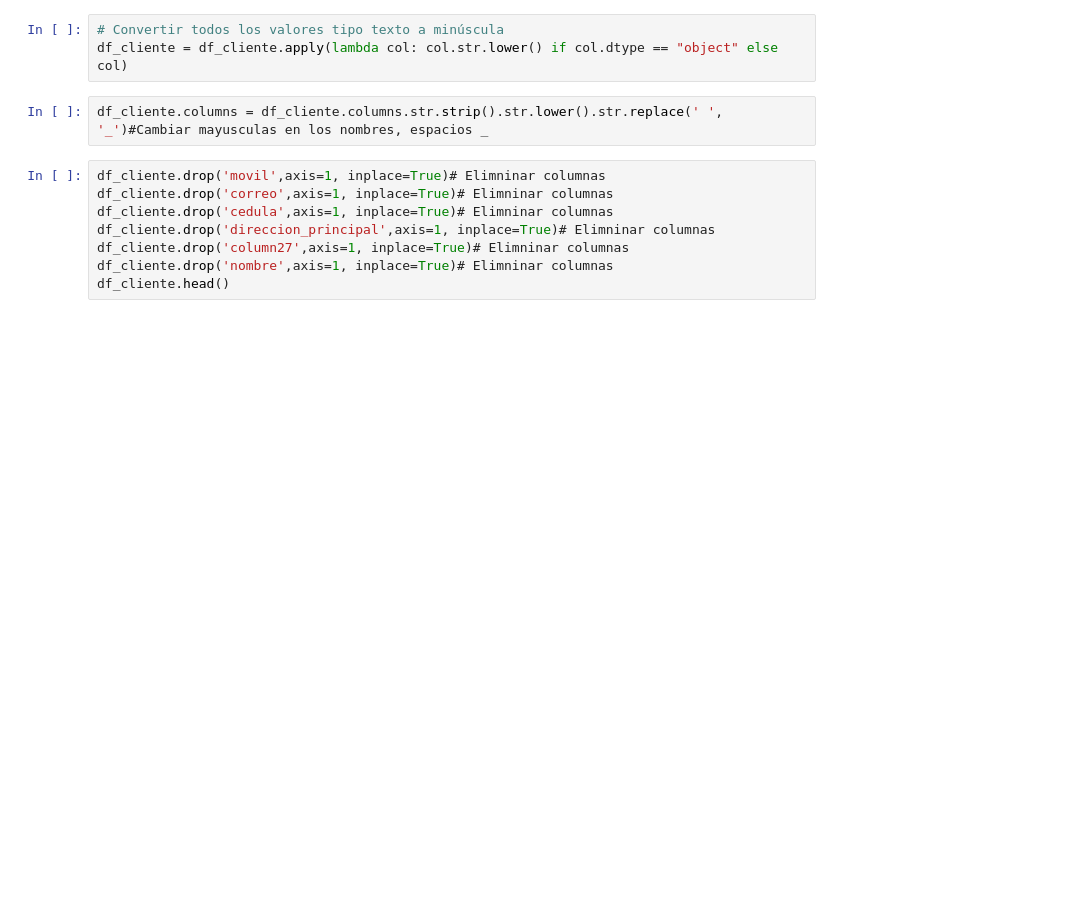
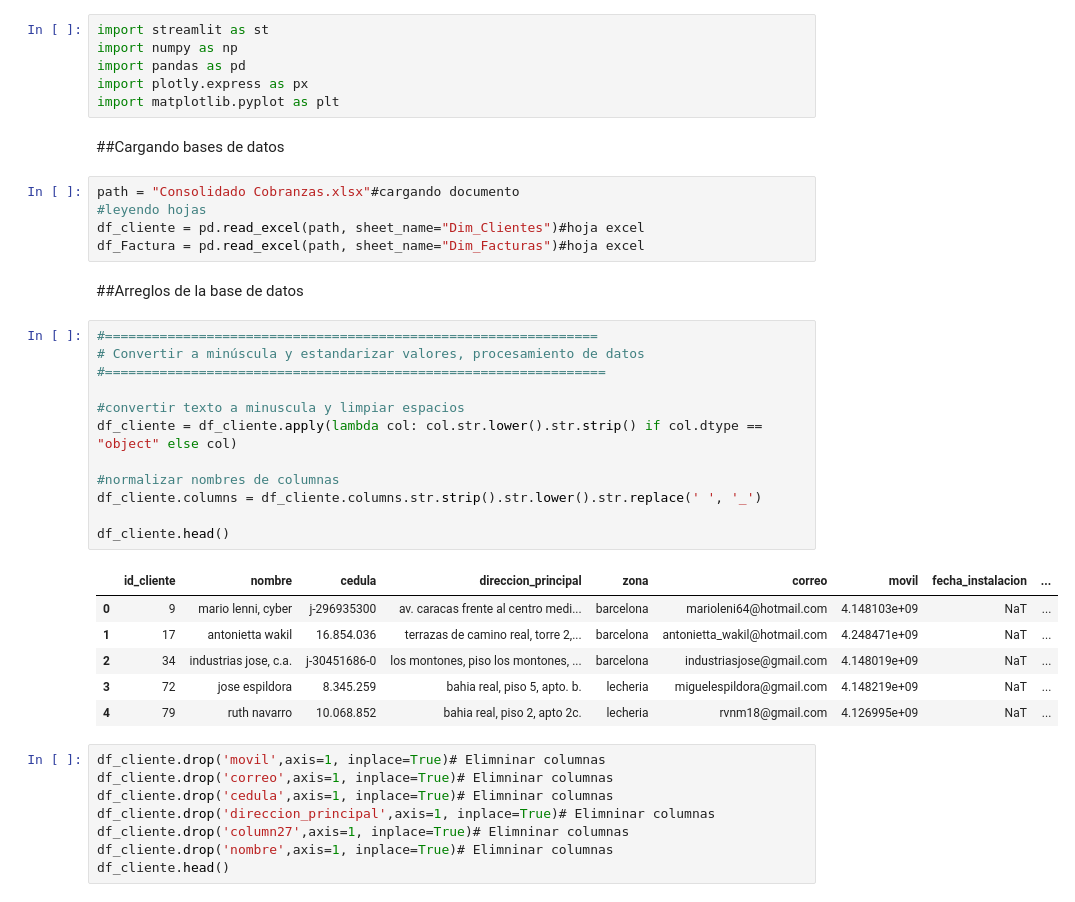
Before and after one commit to AndreaBPG/Dasboards, a Jupyter notebook: dashboard.ipynb, the cells around one changed output. Cells and saved outputs as stored; diff of their text form; blank space fills up the shorter version.

```diff
--- a/dashboard.ipynb
+++ b/dashboard.ipynb
@@ -196,8 +1,37 @@ elif pagina == "Dashboard Facturacion":
+# %%
+import streamlit as st
+import numpy as np
+import pandas as pd
+import plotly.express as px
+import matplotlib.pyplot as plt
+# %% [markdown]
+##Cargando bases de datos
+# %%
+path = "Consolidado Cobranzas.xlsx"#cargando documento
+#leyendo hojas
+df_cliente = pd.read_excel(path, sheet_name="Dim_Clientes")#hoja excel
+df_Factura = pd.read_excel(path, sheet_name="Dim_Facturas")#hoja excel
+# %% [markdown]
+##Arreglos de la base de datos
 # %%
-# Convertir todos los valores tipo texto a minúscula
-df_cliente = df_cliente.apply(lambda col: col.str.lower() if col.dtype == "object" else col)
+#===============================================================
+# Convertir a minúscula y estandarizar valores, procesamiento de datos
+#================================================================
+
+#convertir texto a minuscula y limpiar espacios
+df_cliente = df_cliente.apply(lambda col: col.str.lower().str.strip() if col.dtype == "object" else col)
+
+#normalizar nombres de columnas
+df_cliente.columns = df_cliente.columns.str.strip().str.lower().str.replace(' ', '_')
+
+df_cliente.head()
+# %% [output]
+|  | id_cliente | nombre | cedula | direccion_principal | zona | correo | movil | fecha_instalacion | ... |
+| 0 | 9 | mario lenni, cyber | j-296935300 | av. caracas frente al centro medi... | barcelona | marioleni64@hotmail.com | 4.148103e+09 | NaT | ... |
+| 1 | 17 | antonietta wakil | 16.854.036 | terrazas de camino real, torre 2,... | barcelona | antonietta_wakil@hotmail.com | 4.248471e+09 | NaT | ... |
+| 2 | 34 | industrias jose, c.a. | j-30451686-0 | los montones, piso los montones, ... | barcelona | industriasjose@gmail.com | 4.148019e+09 | NaT | ... |
+| 3 | 72 | jose espildora | 8.345.259 | bahia real, piso 5, apto. b. | lecheria | miguelespildora@gmail.com | 4.148219e+09 | NaT | ... |
+| 4 | 79 | ruth navarro | 10.068.852 | bahia real, piso 2, apto 2c. | lecheria | rvnm18@gmail.com | 4.126995e+09 | NaT | ... |
-# %%
-df_cliente.columns = df_cliente.columns.str.strip().str.lower().str.replace(' ', '_')#Cambiar mayusculas en los nombres, espacios _
 # %%
 df_cliente.drop('movil',axis=1, inplace=True)# Elimninar columnas
 df_cliente.drop('correo',axis=1, inplace=True)# Elimninar columnas
```
Also changed, not shown: parts of 11 cells of this notebook, 2 other files.
